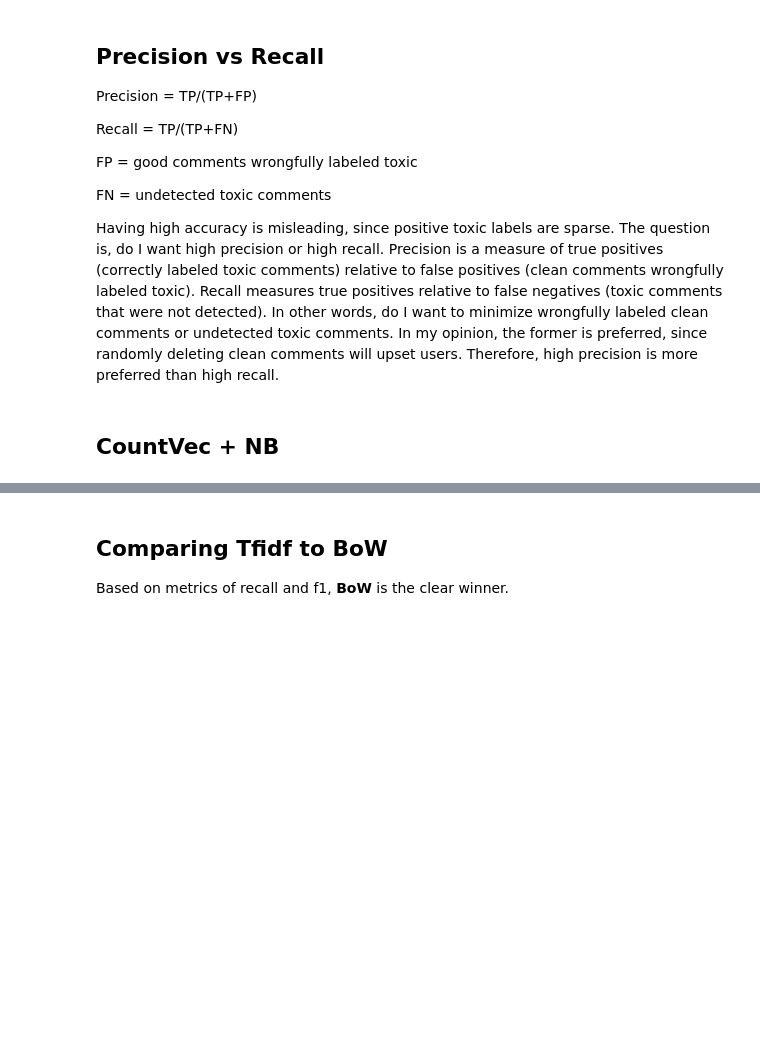
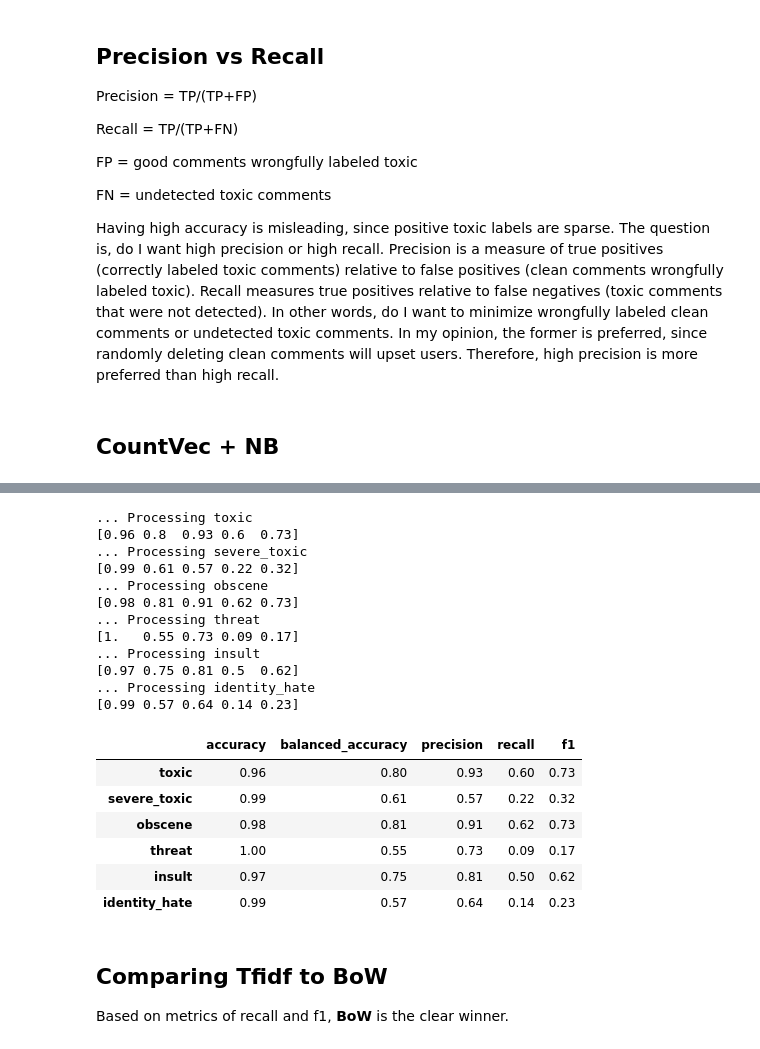
Before and after one commit to johnnykfeng/Toxic-Comments-NLP-Project, a Jupyter notebook: ML_model.ipynb, the cells around one changed output, grey strips where cells are left out. Drawn from its saved outputs; the diff is of its cells as text; code cells hidden in the pictures; blank space fills up the shorter version.

```diff
--- a/ML_model.ipynb
+++ b/ML_model.ipynb
@@ -256,3 +267,25 @@ identity_hate      0.99       0.00    0.00  0.00
+# %%
+tfidf_vec_scores = vectorizer_test_pipeline(train_text_tfidfvec, LogisticRegression())
+# %% [output]
+... Processing toxic
+[0.96 0.8  0.93 0.6  0.73]
+... Processing severe_toxic
+[0.99 0.61 0.57 0.22 0.32]
+... Processing obscene
+[0.98 0.81 0.91 0.62 0.73]
+... Processing threat
+[1.   0.55 0.73 0.09 0.17]
+... Processing insult
+[0.97 0.75 0.81 0.5  0.62]
+... Processing identity_hate
+[0.99 0.57 0.64 0.14 0.23]
+|  | accuracy | balanced_accuracy | precision | recall | f1 |
+| toxic | 0.96 | 0.80 | 0.93 | 0.60 | 0.73 |
+| severe_toxic | 0.99 | 0.61 | 0.57 | 0.22 | 0.32 |
+| obscene | 0.98 | 0.81 | 0.91 | 0.62 | 0.73 |
+| threat | 1.00 | 0.55 | 0.73 | 0.09 | 0.17 |
+| insult | 0.97 | 0.75 | 0.81 | 0.50 | 0.62 |
+| identity_hate | 0.99 | 0.57 | 0.64 | 0.14 | 0.23 |
 # %% [markdown]
 ## Comparing Tfidf to BoW
 Based on metrics of recall and f1, **BoW** is the clear winner.
```
Also changed, not shown: parts of 24 cells of this notebook, 8 other files.
